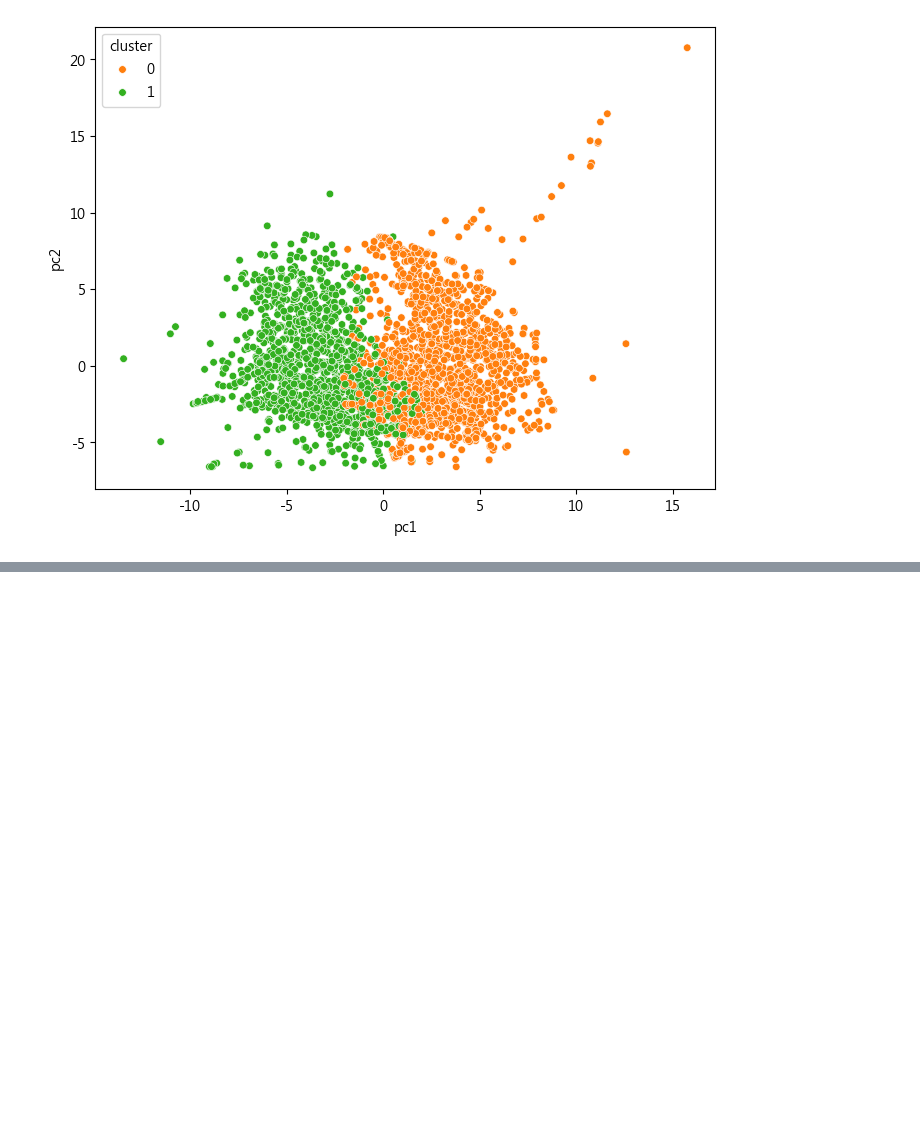
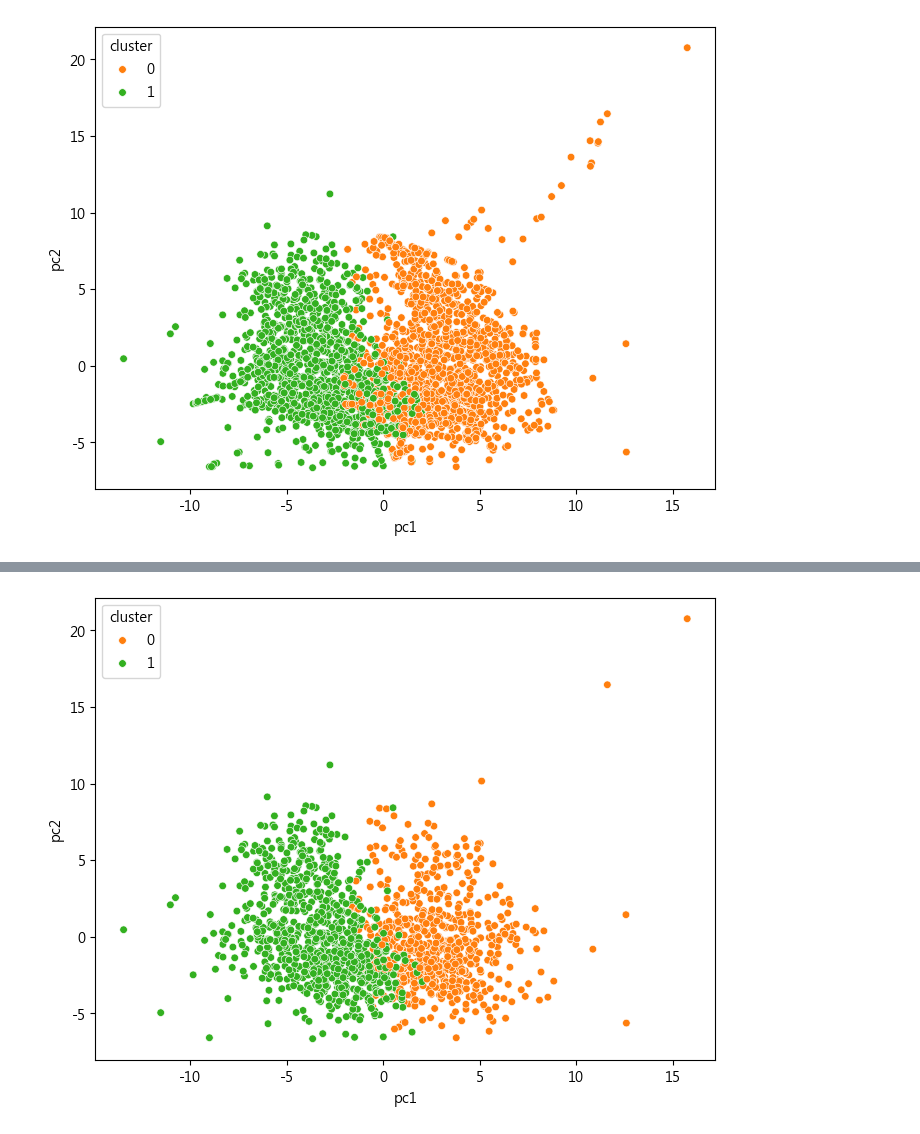
Before and after one commit to JackHuang0125/WHAT_I_DID, a Jupyter notebook: 0 PAPER/img/圖表.ipynb, the cells around one changed output, grey strips where cells are left out. Cells and saved outputs as stored; diff of their text form; code cells hidden in the pictures; blank space fills up the shorter version.

```diff
--- a/0 PAPER/img/圖表.ipynb
+++ b/0 PAPER/img/圖表.ipynb
@@ -449,0 +545,86 @@ y
+# %%
+secom = pd.read_csv(data_path, sep='\t')
+
+X = secom.drop(columns=['Time', 'Pass/Fail'])
+y = secom['Pass/Fail'].replace({-1:0, 1:1}).astype(int)
+
+na_counts = X.isna().sum()
+X = X.loc[:, na_counts <= 1000].copy()
+uniq_counts = X.nunique(dropna=False)
+X = X.loc[:, uniq_counts >= 10].copy()
+X = X.loc[:, ~X.T.duplicated(keep='first')].copy()
+
+imputer = KNNImputer(n_neighbors=10, weights='distance')
+X_imp = pd.DataFrame(imputer.fit_transform(X), columns=X.columns, index=X.index)
+
+scaler = StandardScaler()
+X_std = pd.DataFrame(scaler.fit_transform(X_imp), columns=X.columns, index=X.index)
+
+pca = PCA(n_components=0.9)
+X_pca = pca.fit_transform(X_std)
+X_pca_df = pd.DataFrame(X_pca, columns=[f'pc{i}' for i in range(1, X_pca.shape[1]+1)])
+
+secom = pd.read_csv(data_path, sep='\t')
+outlier = X_pca_df[(X_pca_df['pc1']>10)|(X_pca_df['pc2']>10)].index.tolist()
+secom = secom.drop(index=outlier).reset_index(drop=True)
+
+X = secom.drop(columns=['Time', 'Pass/Fail'])
+y = secom['Pass/Fail'].replace({-1:0, 1:1}).astype(int)
+
+na_counts = X.isna().sum()
+X = X.loc[:, na_counts <= 1000].copy()
+uniq_counts = X.nunique(dropna=False)
+X = X.loc[:, uniq_counts >= 10].copy()
+X = X.loc[:, ~X.T.duplicated(keep='first')].copy()
+
+imputer = KNNImputer(n_neighbors=10, weights='distance')
+X_imp = pd.DataFrame(imputer.fit_transform(X), columns=X.columns, index=X.index)
+
+scaler = StandardScaler()
+X_std = pd.DataFrame(scaler.fit_transform(X_imp), columns=X.columns, index=X.index)
+
+smote = SMOTE(random_state=42, sampling_strategy=1, k_neighbors=5)
+X_smote, y_smote = smote.fit_resample(X_std, y)
+X_smote_df = pd.DataFrame(X_smote, columns=X_std.columns)
+
+pca = PCA(n_components=0.9)
+X_pca = pca.fit_transform(X_smote_df)
+print(f'PCA 保留 {X_pca.shape[1]} 個主成分')
+# 只取「原始資料」的 PCA 座標（用 X_std，不用 X_smote_df）
+X_pca_org = pca.transform(X_std)
+print(f'PCA 保留 {X_pca_org.shape[1]} 個主成分（以原始資料繪圖）')
+X_pca_org_df = pd.DataFrame(
+    X_pca_org,
+    columns=[f'pc{i}' for i in range(1, X_pca_org.shape[1] + 1)],
+    index=X_std.index
+)
+
+# --- KMeans：用 SMOTE 的 PCA 空間 fit（保持你原本分群依據），再對原始資料 predict ---
+X_pca_smote = pca.transform(X_smote_df)
+kmeans = KMeans(n_clusters=2, n_init=10, max_iter=300, random_state=42)
+kmeans.fit(X_pca_smote)
+
+labels_org = kmeans.predict(X_pca_org)  # 原始樣本的 cluster
+sizes = pd.Series(labels_org).value_counts().sort_index()
+print('cluster sizes (original only):', sizes.to_dict())
+
+# --- 列聯表：只用原始樣本（y 與 labels_org 長度一致） ---
+df_org = pd.DataFrame({'y': y.values, 'label': labels_org})
+ct = pd.crosstab(df_org['y'], df_org['label'], rownames=['y'], colnames=['cluster'])
+print(ct)
+
+# --- 繪圖資料：只含原始樣本 ---
+X_pca_org_df['cluster'] = labels_org
+X_pca_org_df['y'] = y.values
+X_pca_org_df['group'] = (
+    'C' + X_pca_org_df['cluster'].astype(str) + '_y' + X_pca_org_df['y'].astype(str)
+)
+
+plt.figure(figsize=(8, 6))
+palette = {
+    1: "#33B020",  # cluster 0, y=1
+    0: '#ff7f0e',  # cluster 1, y=0
+}
+sns.scatterplot(data=X_pca_org_df, x='pc1', y='pc2', hue='cluster', s=30, palette=palette)
+plt.show()
+# %% [output]
@@ -450 +638,2 @@ y
+[figure, added]
 # %%
```
Also changed, not shown: parts of 7 cells of this notebook, 10 other files.
